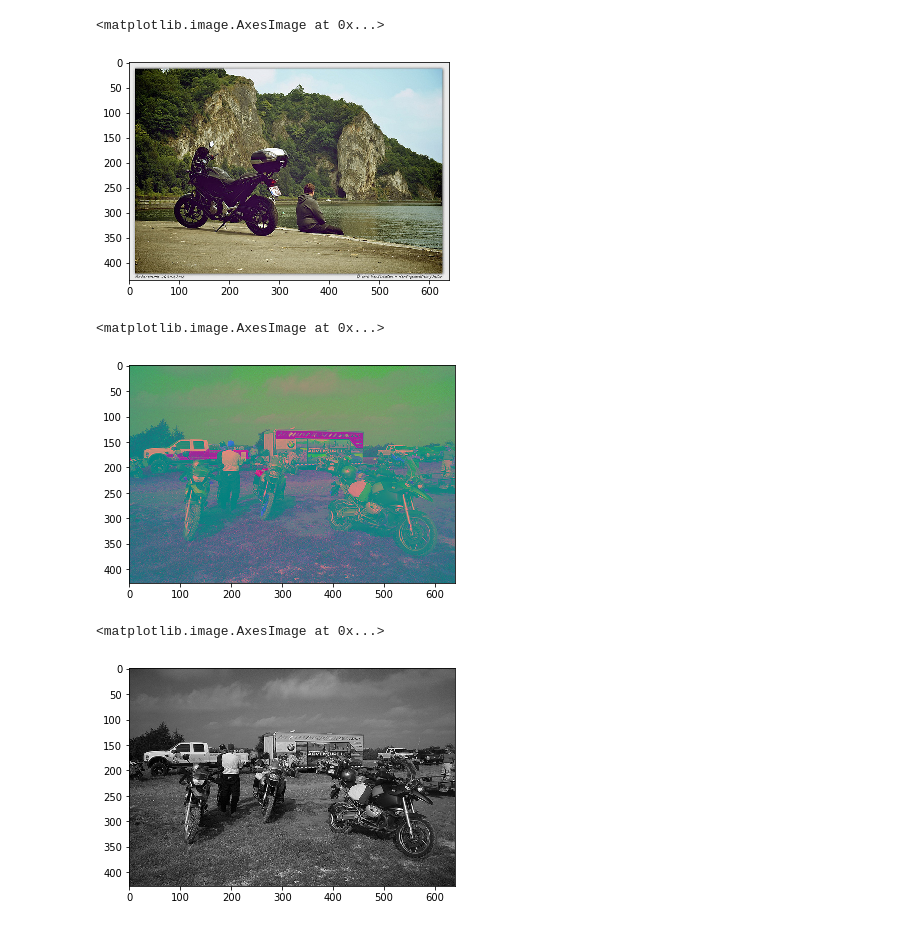
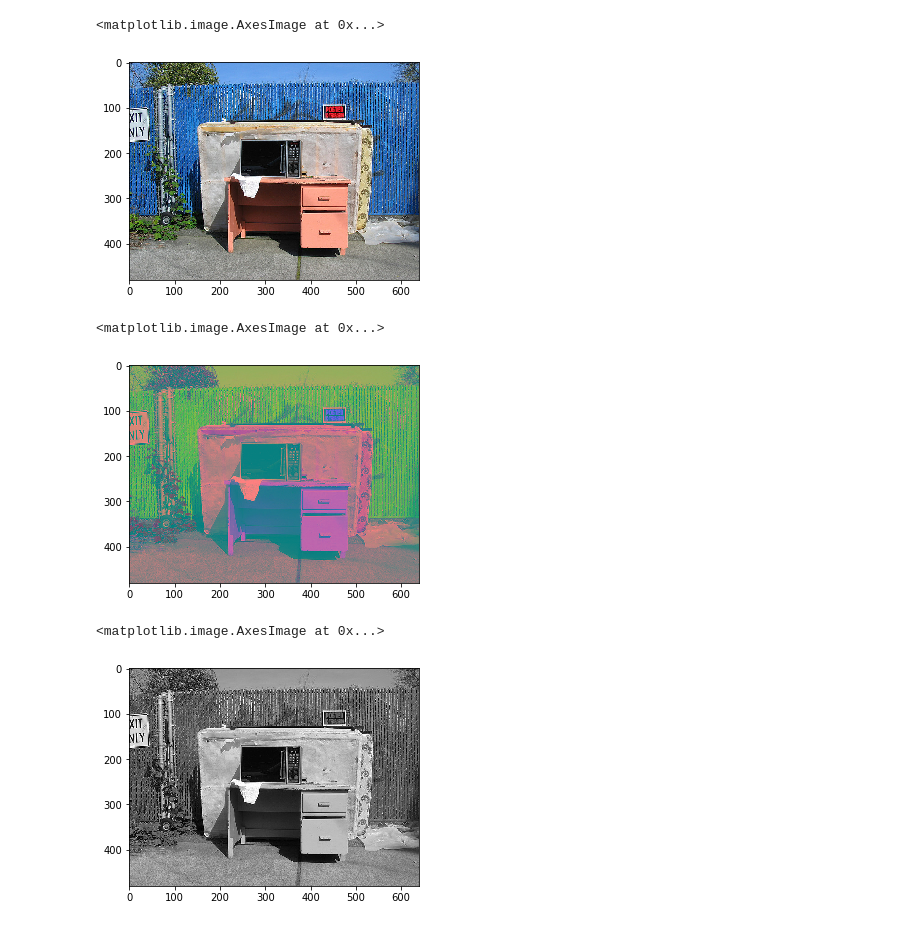
Before and after one commit to kkhosla96/cs231n-project, a Jupyter notebook: project.ipynb, the cells around one changed output. Drawn from its saved outputs; the diff is of its cells as text; code cells hidden in the pictures.

```diff
--- a/project.ipynb
+++ b/project.ipynb
@@ -104,11 +104,3 @@ class Dataset:
         if use_specific is None:
             self.set_to_use += 1
         return Xs, Ys
-# %%
-data_folder = "./train2017"
-data = Dataset(data_folder)
-random_example = data.get_random_example()
-imshow(random_example)
-# %% [output]
-<matplotlib.image.AxesImage at 0x...>
-[figure, removed]
@@ -115,10 +136,16 @@ imshow(random_example)
+# %%
+random_example = np.load("./train2017/000000436023.npy")
+imshow(random_example)
+# %% [output]
+<matplotlib.image.AxesImage at 0x...>
+[figure, added]
 # %%
 imshow(RGBtoYCC(random_example))
 # %% [output]
 <matplotlib.image.AxesImage at 0x...>
-[figure, old version]
+[figure, new version]
 # %%
 imshow(RGBtoGray(random_example))
 # %% [output]
 <matplotlib.image.AxesImage at 0x...>
-[figure, old version]
+[figure, new version]
```
Also changed, not shown: parts of 23 cells of this notebook, 8 other files.
